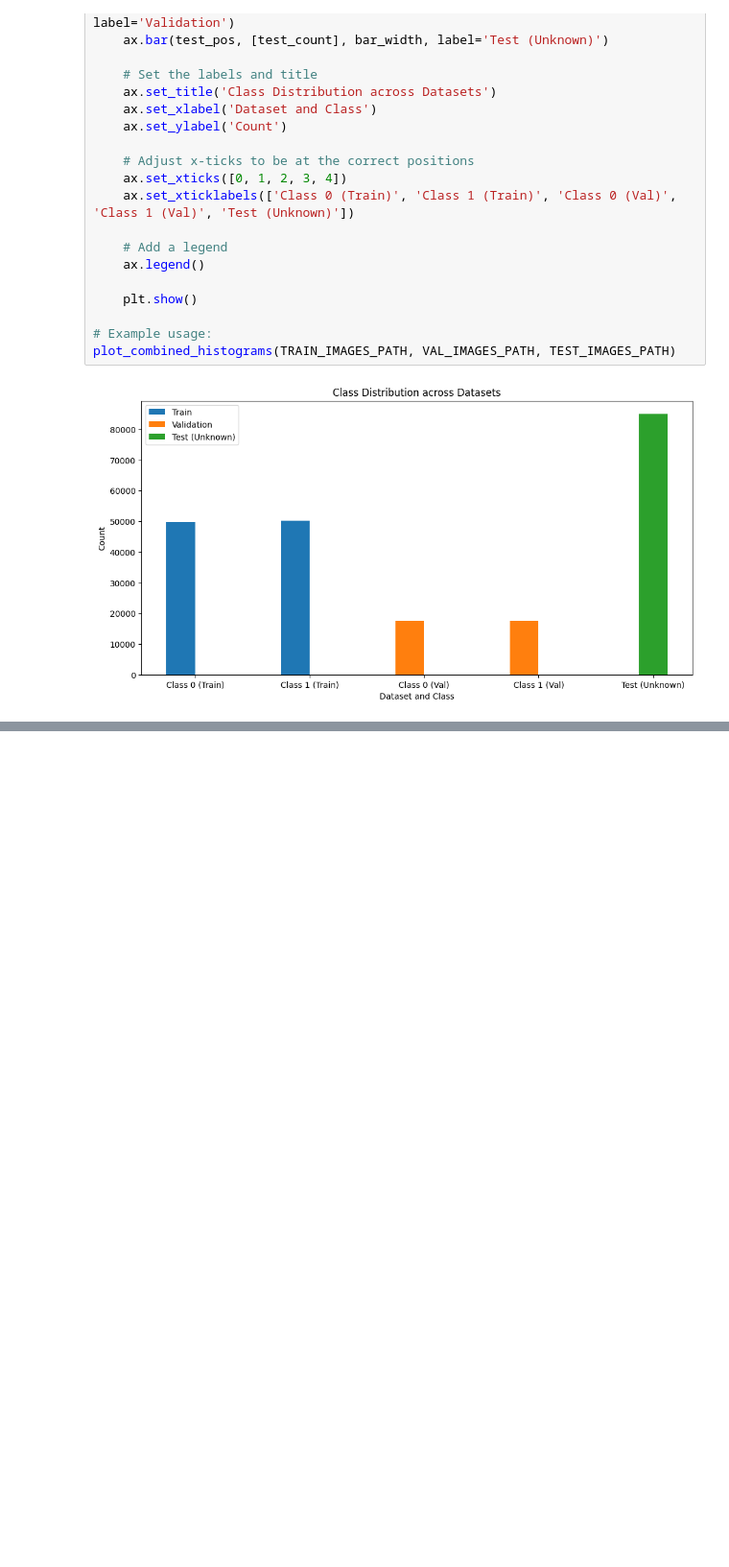
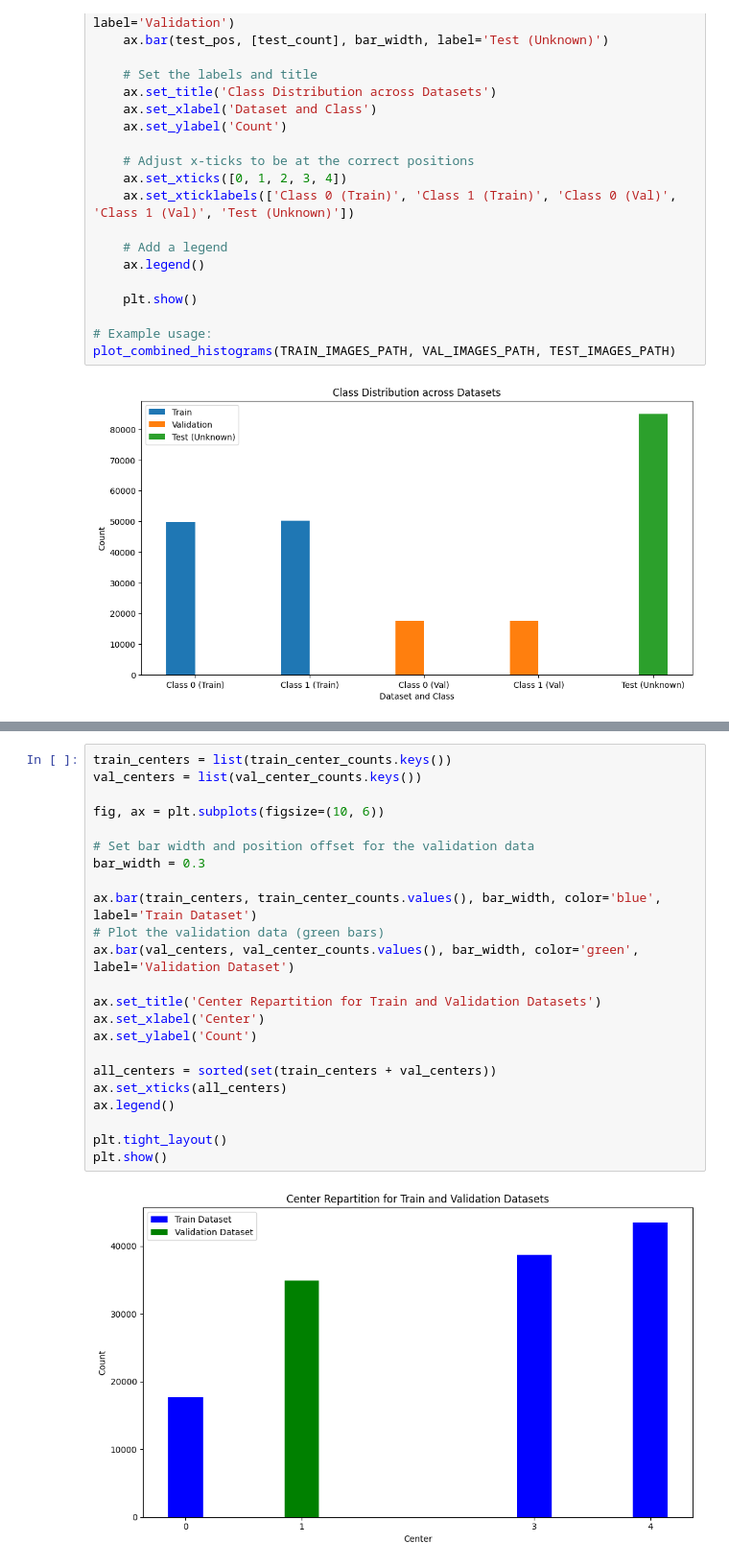
Before and after one commit to faustdemax/DLMI_Challenge_group7, a Jupyter notebook: Data_visualisation.ipynb, the cells around one changed output, grey strips where cells are left out. Shown at 96% size. Drawn from its saved outputs; the diff is of its cells as text; blank space fills up the shorter version.

```diff
--- a/Data_visualisation.ipynb
+++ b/Data_visualisation.ipynb
@@ -136,0 +123,25 @@ plt.show()
+# %%
+train_centers = list(train_center_counts.keys())
+val_centers = list(val_center_counts.keys())
+
+fig, ax = plt.subplots(figsize=(10, 6))
+
+# Set bar width and position offset for the validation data
+bar_width = 0.3
+
+ax.bar(train_centers, train_center_counts.values(), bar_width, color='blue', label='Train Dataset')
+# Plot the validation data (green bars)
+ax.bar(val_centers, val_center_counts.values(), bar_width, color='green', label='Validation Dataset')
+
+ax.set_title('Center Repartition for Train and Validation Datasets')
+ax.set_xlabel('Center')
+ax.set_ylabel('Count')
+
+all_centers = sorted(set(train_centers + val_centers))
+ax.set_xticks(all_centers)
+ax.legend()
+
+plt.tight_layout()
+plt.show()
+# %% [output]
+[figure, added]
```
Also changed, not shown: parts of 2 cells of this notebook.
